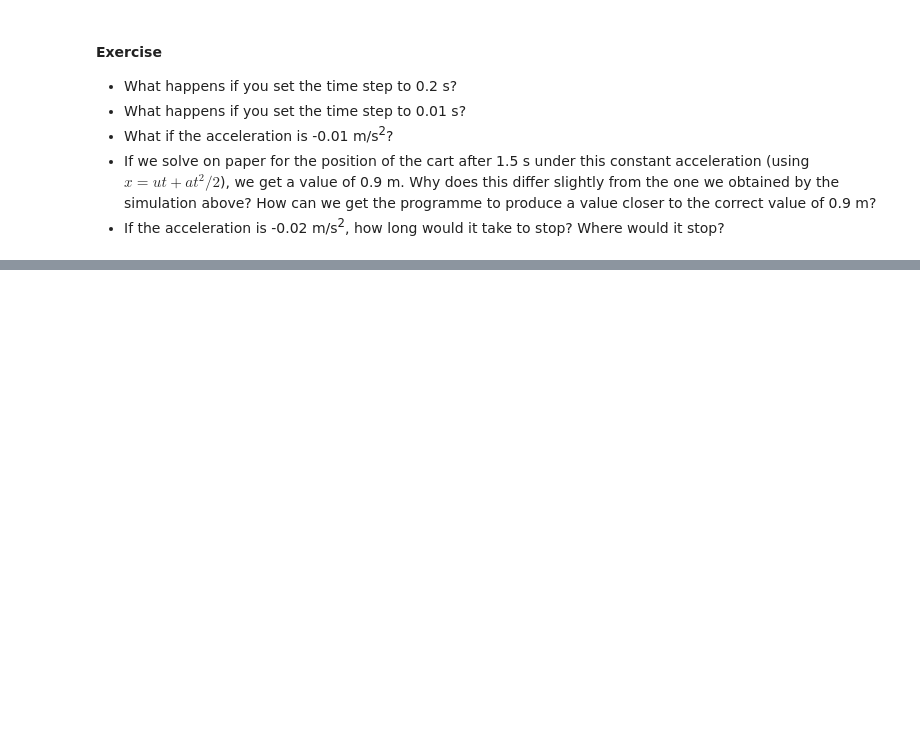
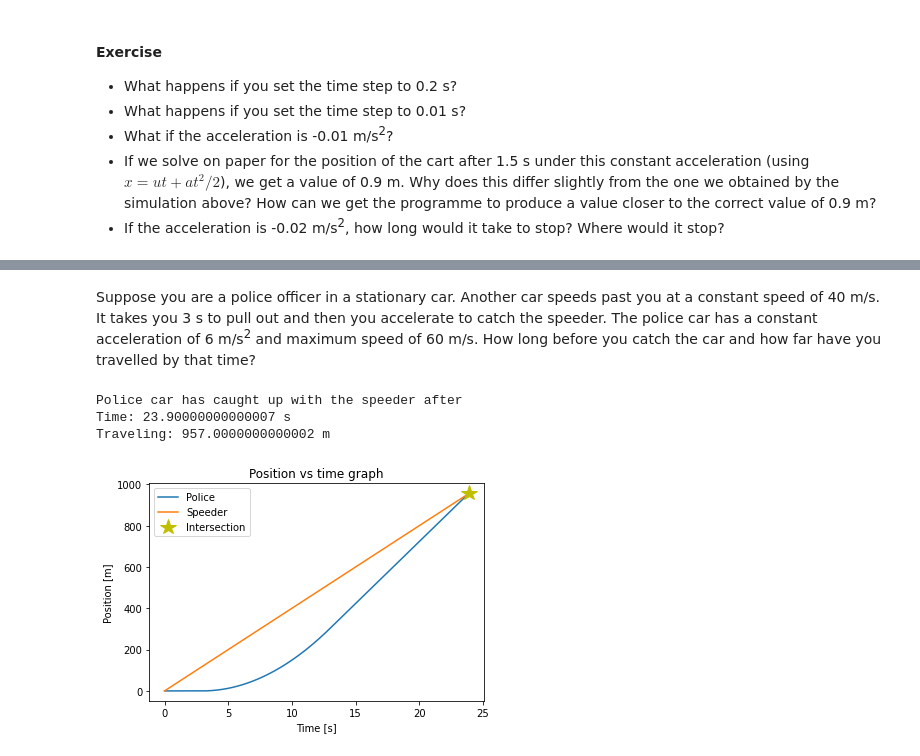
Before and after one commit to eimearconroy/notebooks-collection-opendata, a Jupyter notebook: Co-CreationX_PythonForPhysics.ipynb, the cells around one changed output, grey strips where cells are left out. Saved outputs shown, nothing was run; the diff lists cells and outputs as text; code cells hidden in the pictures; blank space fills up the shorter version.

Commit message:
Finish importing _MCS_Python1.html
This commit completes a first draft of the PythonForPhysics notebook.
Particle physics-oriented examples and exercises still lacking.

```diff
--- a/Co-CreationX_PythonForPhysics.ipynb
+++ b/Co-CreationX_PythonForPhysics.ipynb
@@ -138,0 +179,72 @@ plt.show()
+# %% [markdown]
+Suppose you are a police officer in a stationary car.  Another car speeds past you at a constant speed of 40 m/s.  It takes you 3 s to pull out and then you accelerate to catch the speeder.  The police car has a constant acceleration of 6 m/s<sup>2</sup> and maximum speed of 60 m/s.  How long before you catch the car and how far have you travelled by that time?
+# %%
+# Police car variables
+x_p = 0
+v_p = 0
+v_p_max = 60
+a_p = 6
+
+# The time it takes for the police to start
+t_delay = 3
+
+# Speeder variables
+x_s = 0
+v_s = 40
+
+# Common time parameters
+t = 0
+dt = 0.1
+
+# Lists for storing displacements
+X_p = [x_p]
+X_s = [x_s]
+T = [t]
+
+# while loop for simulating while x_p < x_s
+while True:
+
+    # If the police car is moving after the delay
+    if t > t_delay:
+        v_p += a_p * dt
+
+        # Check that new speed is not greater than top speed
+        if v_p > v_p_max:
+            v_p = v_p_max
+
+        # Update police car position
+        x_p += v_p * dt
+
+    # Update speeder position
+    x_s += v_s * dt
+
+    t += dt
+    X_p.append(x_p)
+    X_s.append(x_s)
+    T.append(t)
+
+    if (x_p >= x_s):
+        print('Police car has caught up with the speeder after')
+        print('Time:', t, 's')
+        print('Traveling:', x_p, 'm')
+
+        # End the simulation
+        break
+# %% [output]
+Police car has caught up with the speeder after
+Time: 23.90000000000007 s
+Traveling: 957.0000000000002 m
+# %%
+# Plot the result
+import matplotlib.pyplot as plt
+
+plt.title('Position vs time graph')
+plt.xlabel('Time [s]')
+plt.ylabel('Position [m]')
+plt.plot(T, X_p, label='Police')
+plt.plot(T, X_s, label='Speeder')
+plt.plot(t, x_p, 'y*', markersize=16, label='Intersection')
+plt.legend()
+plt.show()
+# %% [output]
+[figure, added]
```
Also changed, not shown: parts of 6 cells of this notebook.
